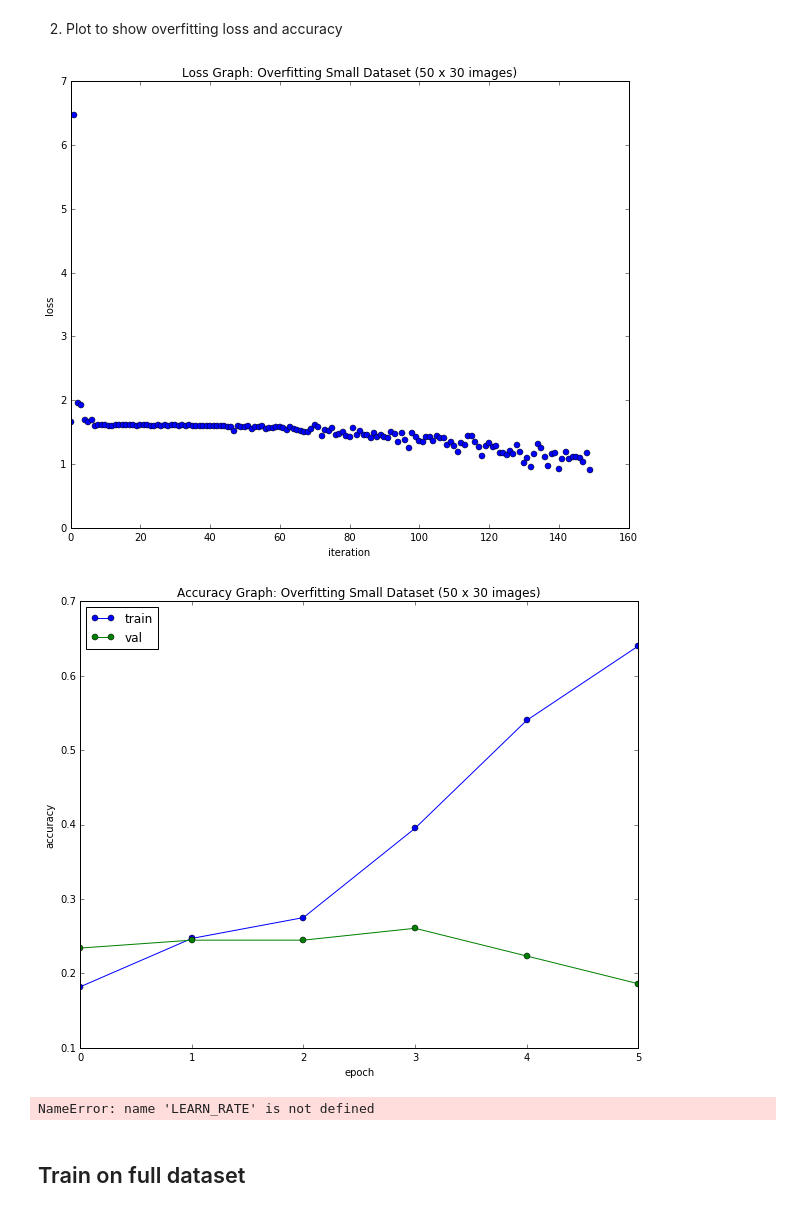
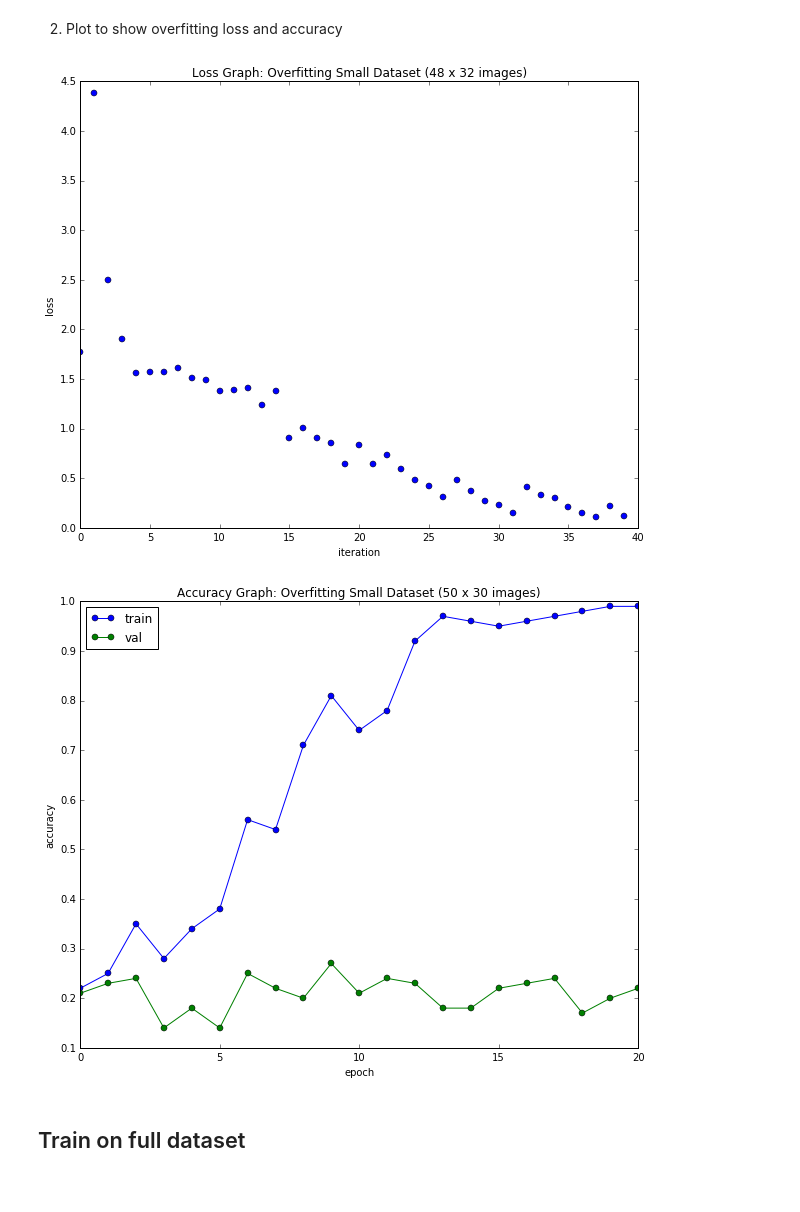
Before and after one commit to ange3/convnet-worldview, a Jupyter notebook: Conv Net.ipynb, the cells around one changed output. Saved outputs shown, nothing was run; the diff lists cells and outputs as text; code cells hidden in the pictures.

```diff
--- a/Conv Net.ipynb
+++ b/Conv Net.ipynb
@@ -27,7 +27,7 @@ plt.rcParams['image.cmap'] = 'gray'
 # DATA_SET = '000_small_50by30'
 
 DATA_BATCH = '000_small_'
-DATA_SIZE = '50by30'
+DATA_SIZE = '48by32'
 
 DATA_SET = DATA_BATCH + DATA_SIZE
 
@@ -126,12 +126,12 @@ solver.train()
 # %%
 plt.plot(solver.loss_history, 'o')
 plt.xlabel('iteration')
 plt.ylabel('loss')
-plt.title('Loss Graph: Overfitting Small Dataset (50 x 30 images)')
+plt.title('Loss Graph: Overfitting Small Dataset (48 x 32 images)')
 
 plt.show()
 # %% [output]
-[figure, old version]
+[figure, new version]
 # %%
 plt.plot(solver.train_acc_history, '-o')
 plt.plot(solver.val_acc_history, '-o')
@@ -142,8 +142,7 @@ plt.title('Accuracy Graph: Overfitting Small Dataset (50 x 30 images)')
 
 plt.show()
 # %% [output]
-[figure, old version]
+[figure, new version]
-NameError: name 'LEARN_RATE' is not defined
 # %% [markdown]
 ## Train on full dataset
 # %%
```
Also changed, not shown: parts of 5 cells of this notebook.
